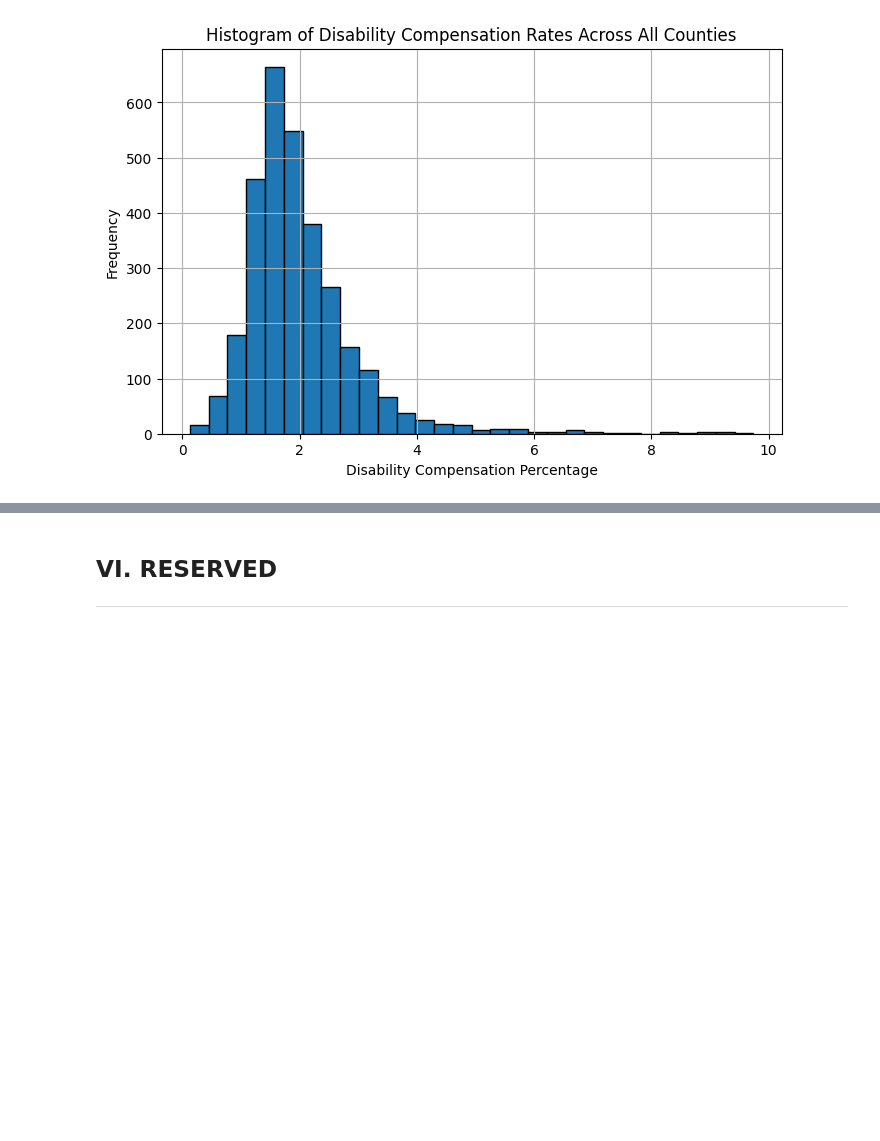
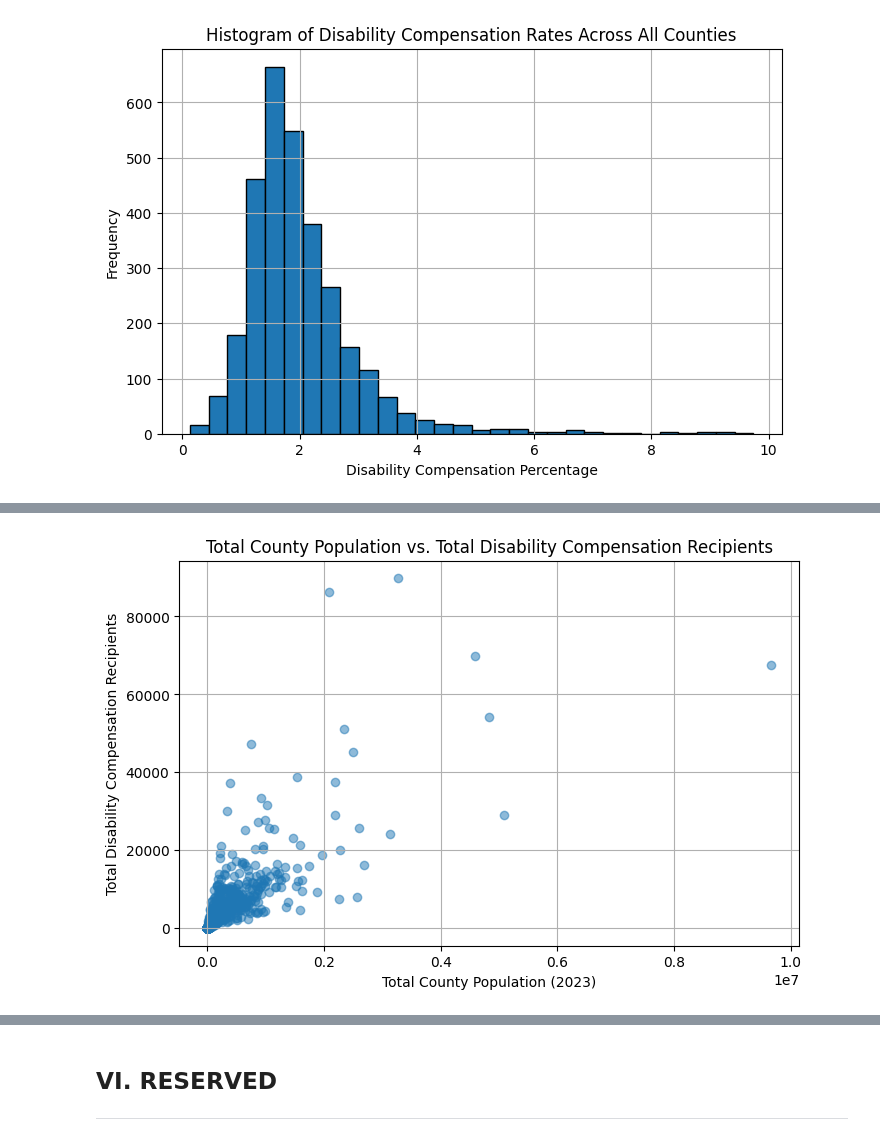
Before and after one commit to Data-Git-Hub/datafun-06-eda, a Jupyter notebook: Data-Git-Hub_eda.ipynb, the cells around one changed output, grey strips where cells are left out. Cells and saved outputs as stored; diff of their text form; code cells hidden in the pictures; blank space fills up the shorter version.

```diff
--- a/Data-Git-Hub_eda.ipynb
+++ b/Data-Git-Hub_eda.ipynb
@@ -694,0 +696,10 @@ plt.show()
+# %%
+plt.figure(figsize=(8, 5))
+plt.scatter(merged_complete['2023'], merged_complete['total: disability compensation recipients'], alpha=0.5)
+plt.title("Total County Population vs. Total Disability Compensation Recipients")
+plt.xlabel("Total County Population (2023)")
+plt.ylabel("Total Disability Compensation Recipients")
+plt.grid(True)
+plt.show()
+# %% [output]
+[figure, added]
```
Also changed, not shown: parts of 9 cells of this notebook.
